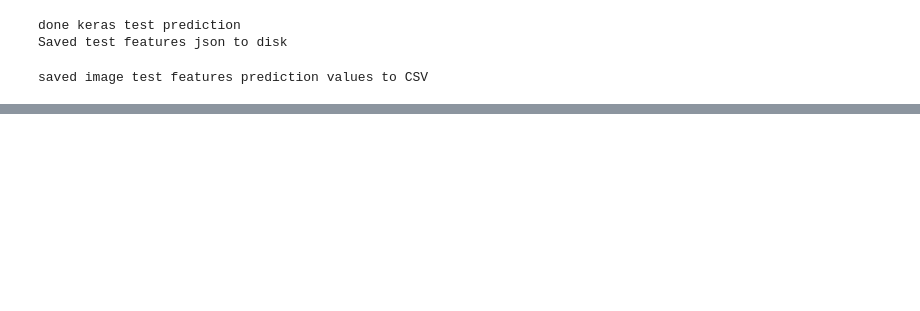
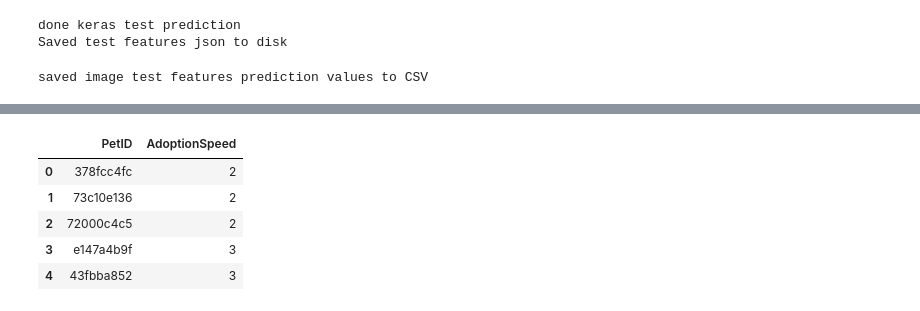
Before and after one commit to DobieDevelopments/Python_ML, a Jupyter notebook: John/PetFinder/lbgm and image features.ipynb, the cells around one changed output, grey strips where cells are left out. Saved outputs shown, nothing was run; the diff lists cells and outputs as text; code cells hidden in the pictures; blank space fills up the shorter version.

```diff
--- a/John/PetFinder/lbgm and image features.ipynb
+++ b/John/PetFinder/lbgm and image features.ipynb
@@ -432,0 +973,11 @@ saved test csv image merge
+# %%
+optR = OptimizedRounder()
+coefficients_ = np.mean(results['coefficients'], axis=0)
+print(coefficients_)
+# manually adjust coefs
+coefficients_[0] = 1.645
+coefficients_[1] = 2.115
+coefficients_[3] = 2.84
+test_predictions = [r[0] for r in results['test']]
+test_predictions = optR.predict(test_predictions, coefficients_).astype(int)
+Counter(test_predictions)
@@ -432,0 +1021,12 @@ saved test csv image merge
+# %%
+quadratic_weighted_kappa(target, train_predictions)
+rmse(target, [r[0] for r in results['train']])
+submission = pd.DataFrame({'PetID': test_id, 'AdoptionSpeed': test_predictions})
+submission.head()
+# %% [output]
+|  | PetID | AdoptionSpeed |
+| 0 | 378fcc4fc | 2 |
+| 1 | 73c10e136 | 2 |
+| 2 | 72000c4c5 | 2 |
+| 3 | e147a4b9f | 3 |
+| 4 | 43fbba852 | 3 |
```
Also changed, not shown: parts of 14 cells of this notebook, 4 other files.
